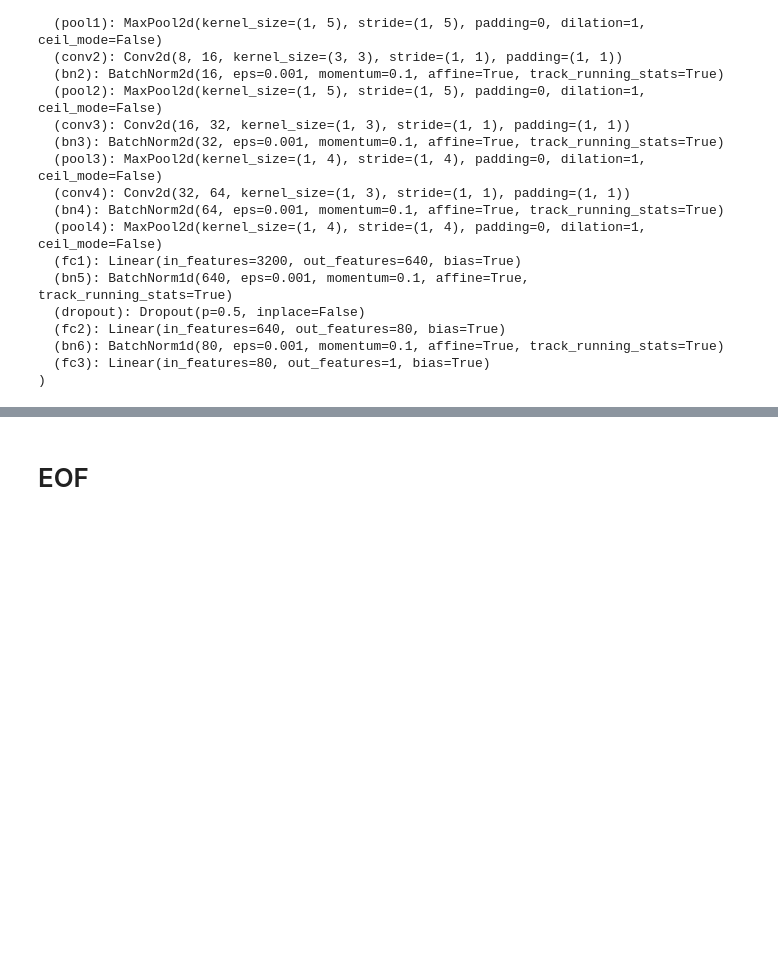
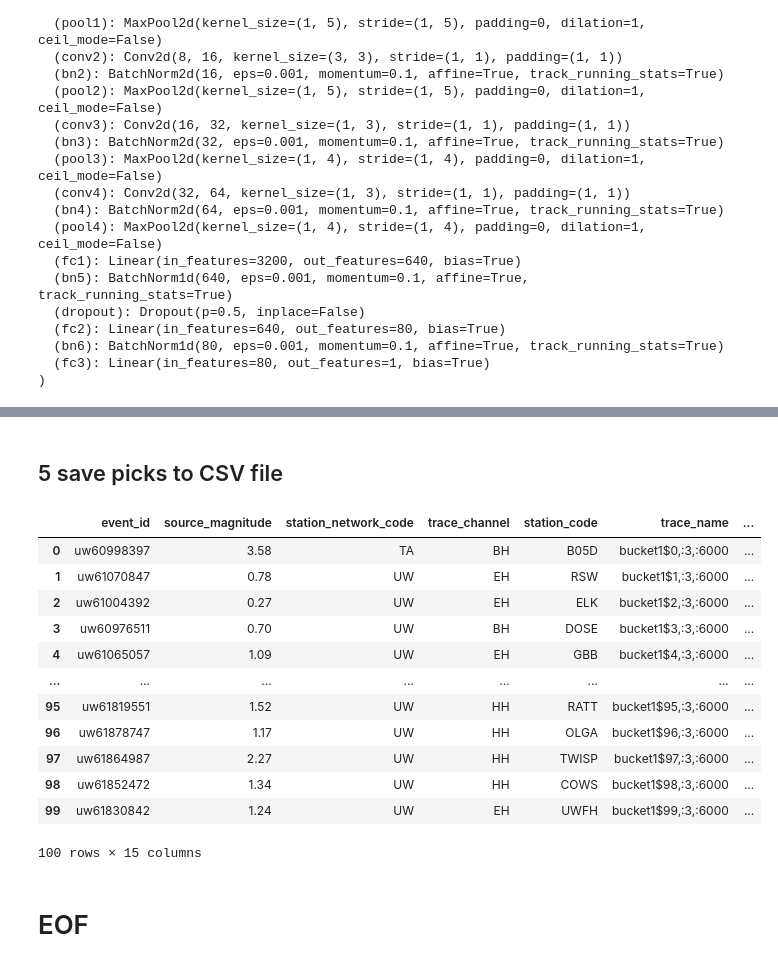
Before and after one commit to congcy/ELEP, a Jupyter notebook: docs/tutorials/example_BB_window_data_PNW.ipynb, the cells around one changed output, grey strips where cells are left out. Cells and saved outputs as stored; diff of their text form; code cells hidden in the pictures; blank space fills up the shorter version.

```diff
--- a/docs/tutorials/example_BB_window_data_PNW.ipynb
+++ b/docs/tutorials/example_BB_window_data_PNW.ipynb
@@ -414,0 +421,25 @@ plt.legend(loc = 'upper right', fontsize = 15)
+# %% [markdown]
+## 5 save picks to CSV file
+# %%
+metadata['trace_P_arrival_sample_meta_learner'] = meta_peak_p
+metadata['trace_S_arrival_sample_meta_learner'] = meta_peak_s
+
+metadata['trace_P_arrival_sample_ensemble_maximum'] = max_peak[0, :]
+metadata['trace_S_arrival_sample_ensemble_maximum'] = max_peak[1, :]
+metadata['trace_P_arrival_sample_ensemble_semblance'] = smb_peak[0, :]
+metadata['trace_S_arrival_sample_ensemble_semblance'] = smb_peak[1, :]
+metadata
+# %% [output]
+|  | event_id | source_magnitude | station_network_code | trace_channel | station_code | trace_name | ... |
+| 0 | uw60998397 | 3.58 | TA | BH | B05D | bucket1$0,:3,:6000 | ... |
+| 1 | uw61070847 | 0.78 | UW | EH | RSW | bucket1$1,:3,:6000 | ... |
+| 2 | uw61004392 | 0.27 | UW | EH | ELK | bucket1$2,:3,:6000 | ... |
+| 3 | uw60976511 | 0.70 | UW | BH | DOSE | bucket1$3,:3,:6000 | ... |
+| 4 | uw61065057 | 1.09 | UW | EH | GBB | bucket1$4,:3,:6000 | ... |
+| ... | ... | ... | ... | ... | ... | ... | ... |
+| 95 | uw61819551 | 1.52 | UW | HH | RATT | bucket1$95,:3,:6000 | ... |
+| 96 | uw61878747 | 1.17 | UW | HH | OLGA | bucket1$96,:3,:6000 | ... |
+| 97 | uw61864987 | 2.27 | UW | HH | TWISP | bucket1$97,:3,:6000 | ... |
+| 98 | uw61852472 | 1.34 | UW | HH | COWS | bucket1$98,:3,:6000 | ... |
+| 99 | uw61830842 | 1.24 | UW | EH | UWFH | bucket1$99,:3,:6000 | ... |
+100 rows × 15 columns
```
Also changed, not shown: parts of 14 cells of this notebook, 2 other files.
